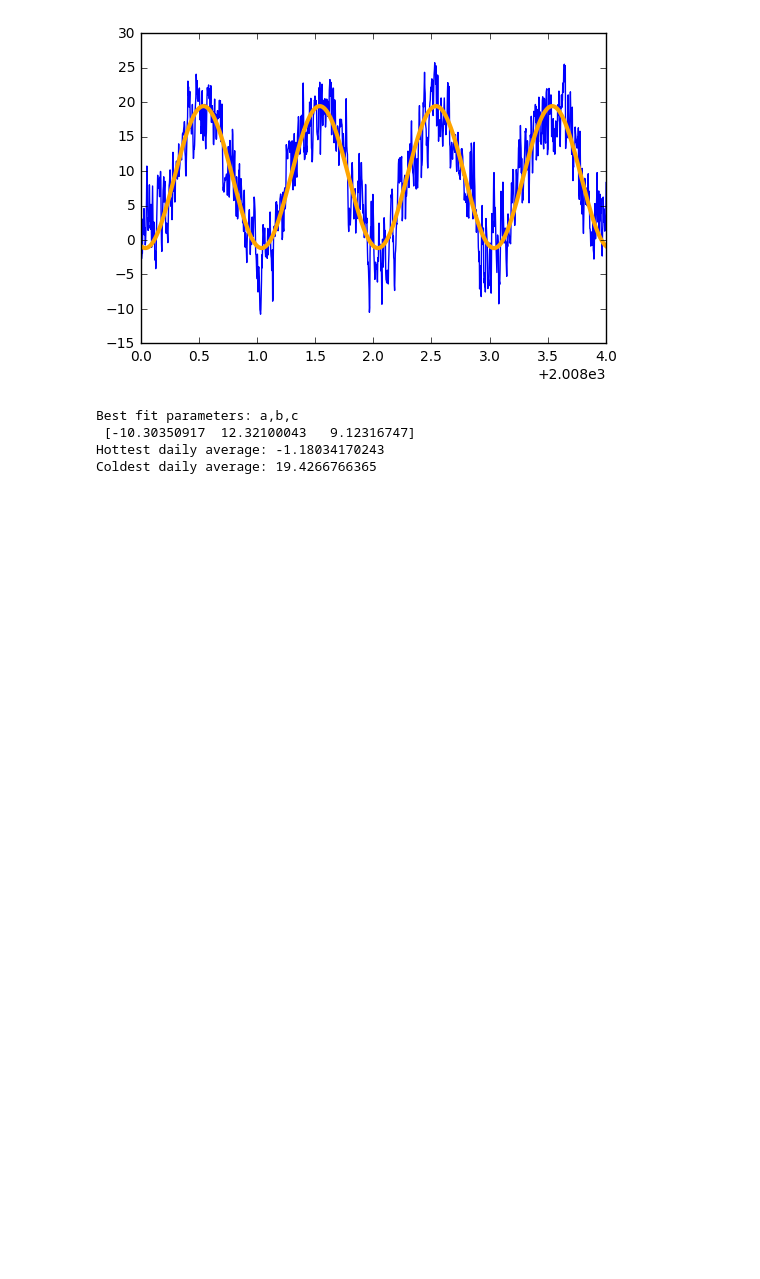
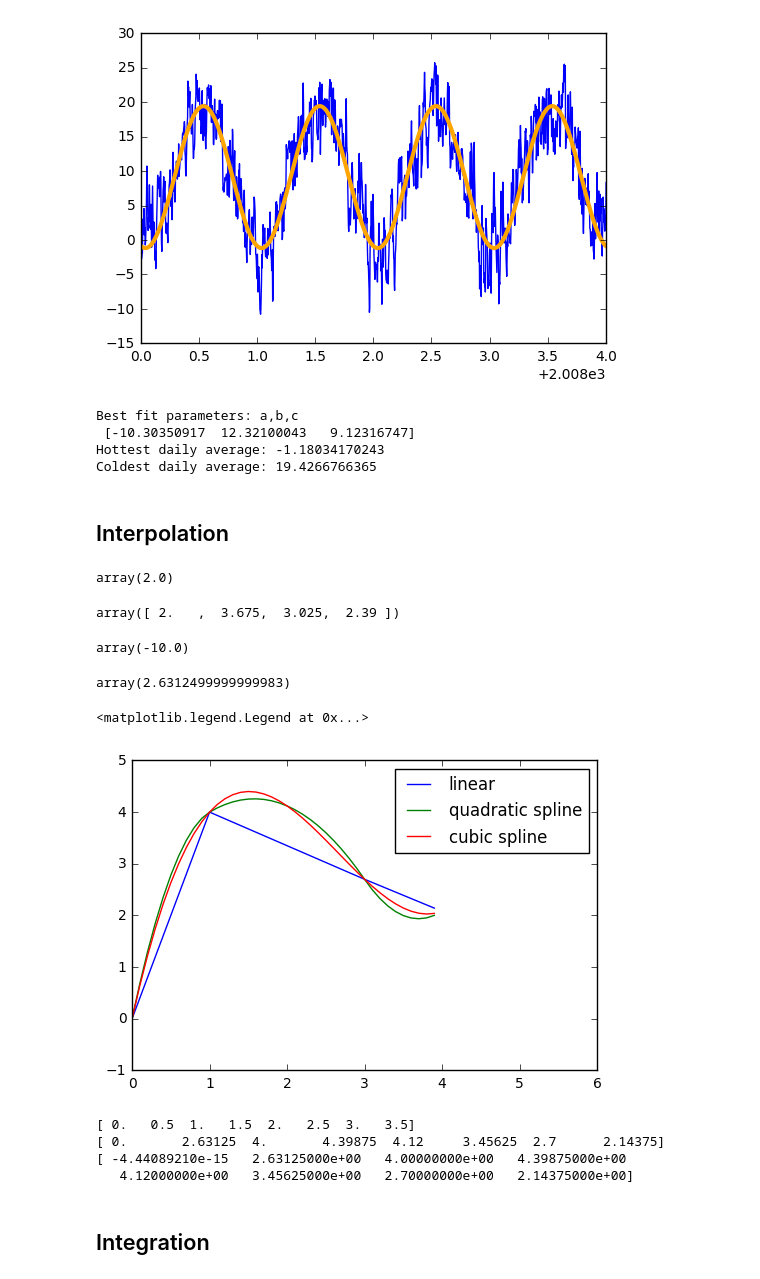
Before and after one commit to bubnicbf/pycharm, a Jupyter notebook: Python for Scientists - Lecture Notes.ipynb, the cells around one changed output. Saved outputs shown, nothing was run; the diff lists cells and outputs as text; code cells hidden in the pictures; blank space fills up the shorter version.

```diff
--- a/Python for Scientists - Lecture Notes.ipynb
+++ b/Python for Scientists - Lecture Notes.ipynb
@@ -584,3 +588,72 @@ Best fit parameters: a,b,c
  [-10.30350917  12.32100043   9.12316747]
 Hottest daily average: -1.18034170243
 Coldest daily average: 19.4266766365
+# %% [markdown]
+## Interpolation
+# %%
+from scipy.interpolate import interp1d
+import numpy as np
+#create fake dataset
+x = np.array([0., 1., 3., 4.])
+y = np.array([0., 4., 2.7, 2.08])
+
+# interpolate linearly by creating interpolation function
+f = interp1d(x,y)
+
+# now we can interpolate to any value of x within the original bounds
+f(0.5)
+# %% [output]
+array(2.0)
+# %%
+# it's also possible to interpolate several values at the same time
+f(np.array([0.5, 1.5, 2.5, 3.5]))
+# %% [output]
+array([ 2.   ,  3.675,  3.025,  2.39 ])
+# %%
+# interpolating outside original array gives error
+#f(-1.)
+
+# instead, we have to tell interp1d to set new value:
+f = interp1d(x, y, bounds_error=False, fill_value=-10.)
+f(-1.)
+# %% [output]
+array(-10.0)
+# %%
+# by default interp1d uses linear interpolation, but others are possible:
+# e.g. cubic spline interpolation
+f = interp1d(x,y,kind='cubic')
+f(0.5)
+# %% [output]
+array(2.6312499999999983)
+# %%
+# Combine different ways to interpolate:
+import matplotlib.pyplot as plt
+import numpy as np
+%matplotlib inline
+
+xp=np.arange(0,4,0.1)
+f = interp1d(x,y, kind='linear')
+g = interp1d(x, y,kind=2) # equivalent to 'quadratic'
+h = interp1d(x,y,kind=3)  # equivalen to 'cubic'
+
+plt.plot(xp,f(xp),xp,g(xp),xp,h(xp))
+plt.xlim(0,6)
+plt.legend(['linear','quadratic spline','cubic spline'])
+# %% [output]
+<matplotlib.legend.Legend at 0x...>
+[figure, added]
+# %%
+def orig(x):
+    return 3.11-3.11*(x-1)*(x-1)+0.5*x+0.39*x*x*x
+
+xp=np.arange(0,4,0.5)
+print (xp)
+print (orig(xp))
+print (h(xp))
+# %% [output]
+[ 0.   0.5  1.   1.5  2.   2.5  3.   3.5]
+[ 0.       2.63125  4.       4.39875  4.12     3.45625  2.7      2.14375]
+[ -4.44089210e-15   2.63125000e+00   4.00000000e+00   4.39875000e+00
+   4.12000000e+00   3.45625000e+00   2.70000000e+00   2.14375000e+00]
+# %% [markdown]
+## Integration
```
Also changed, not shown: parts of 56 cells of this notebook.
